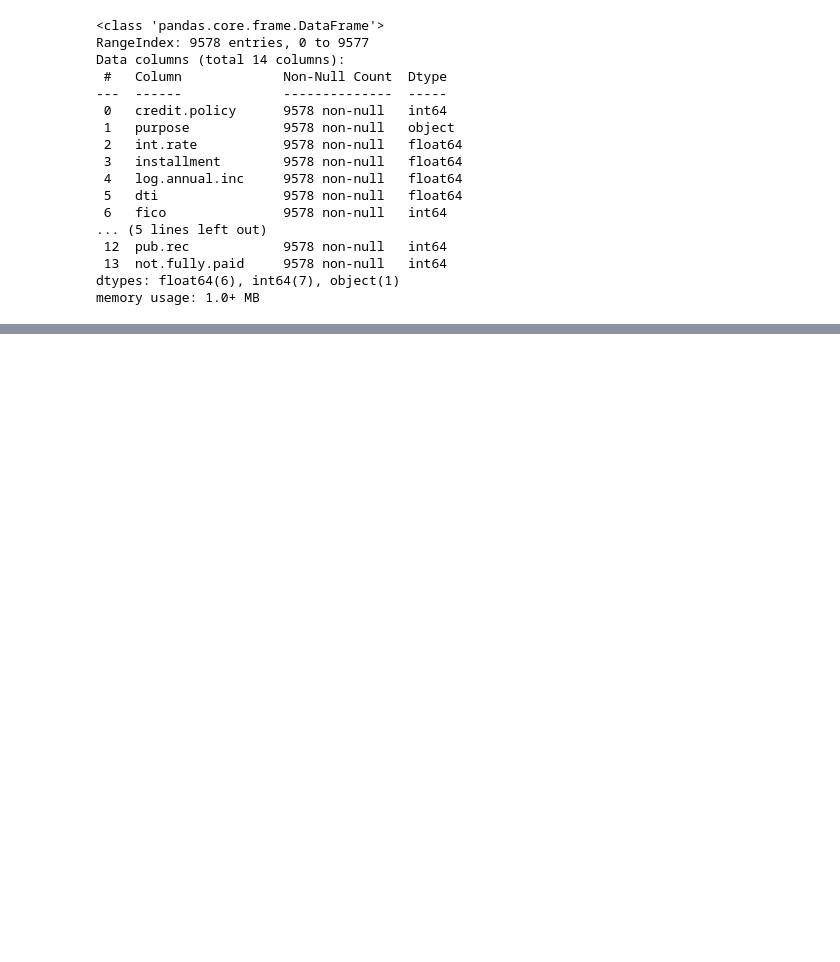
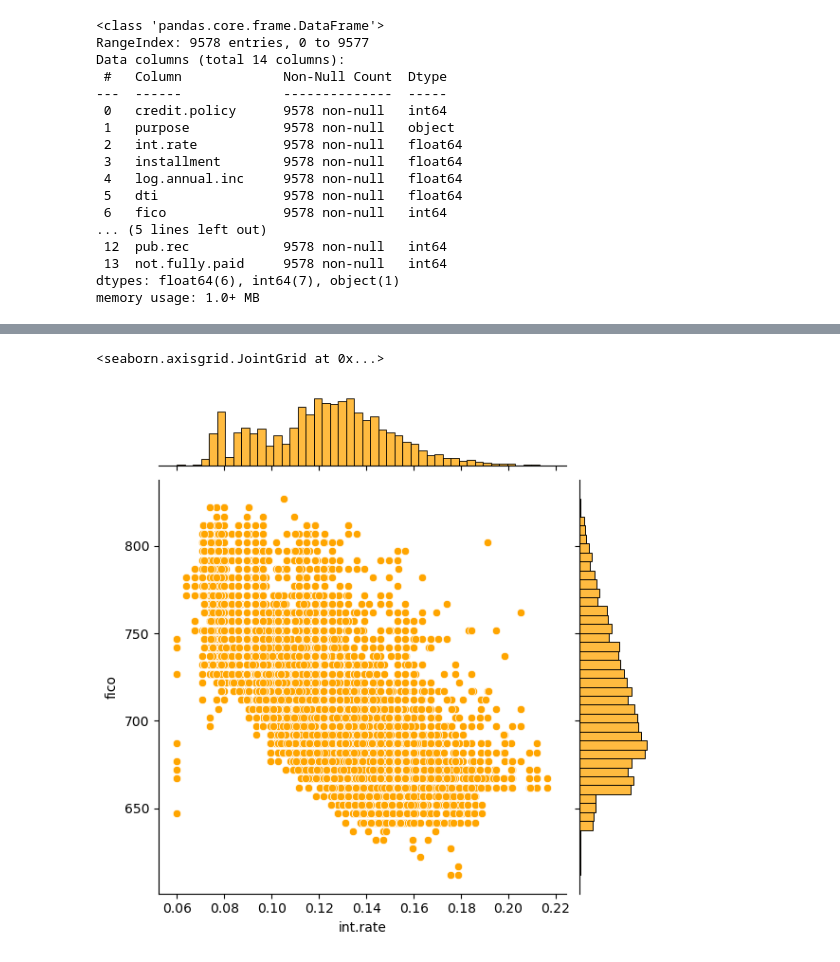
Before and after one commit to negarndn/Invest-Predictor, a Jupyter notebook: Invest Predictor.ipynb, the cells around one changed output, grey strips where cells are left out. Saved outputs shown, nothing was run; the diff lists cells and outputs as text; code cells hidden in the pictures; blank space fills up the shorter version.

```diff
--- a/Invest Predictor.ipynb
+++ b/Invest Predictor.ipynb
@@ -53,0 +82,5 @@ memory usage: 1.0+ MB
+# %%
+sns.jointplot(data=loans, y='fico', x='int.rate', color='orange')
+# %% [output]
+<seaborn.axisgrid.JointGrid at 0x...>
+[figure, added]
```
Also changed, not shown: parts of 32 cells of this notebook.
